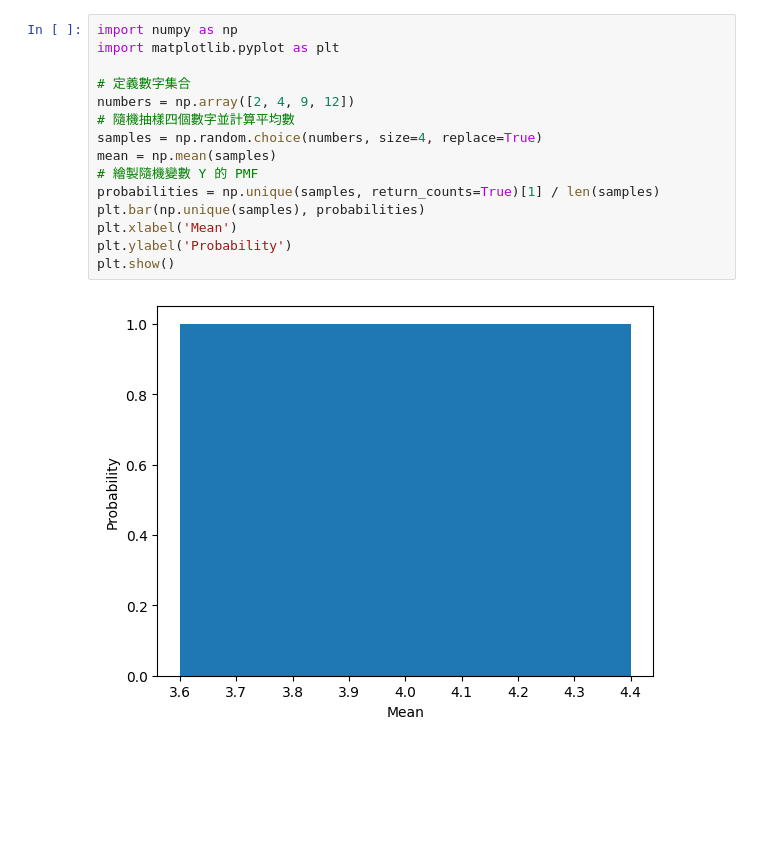
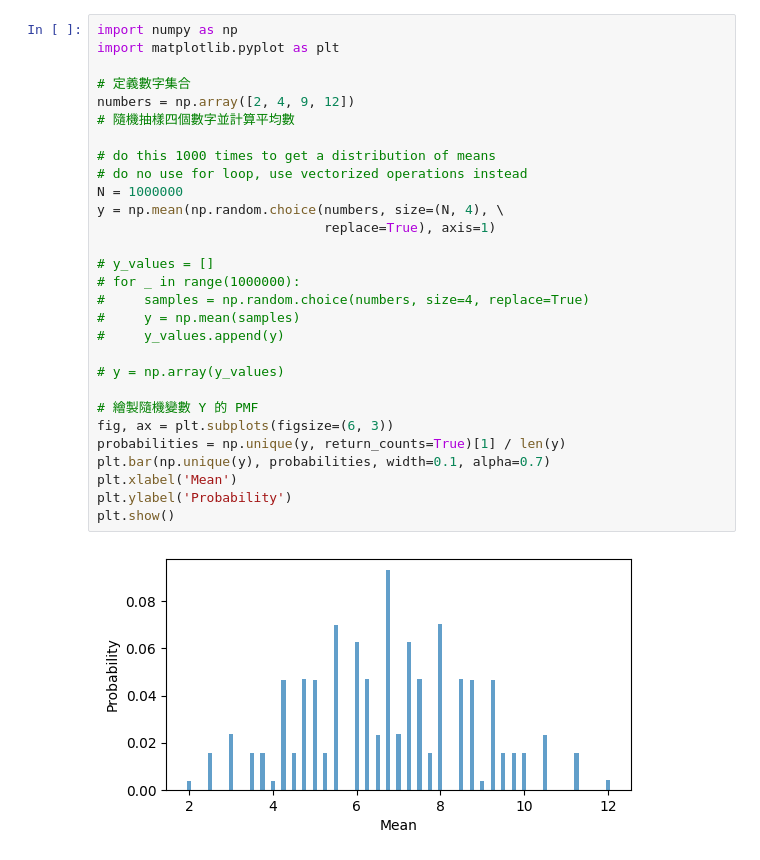
Before and after one commit to ntpuccw/InClassCoding, a Jupyter notebook: statCompPractices.ipynb, the cells around one changed output. Saved outputs shown, nothing was run; the diff lists cells and outputs as text; blank space fills up the shorter version.

```diff
--- a/statCompPractices.ipynb
+++ b/statCompPractices.ipynb
@@ -16,17 +16,31 @@
 # %%
 import numpy as np
 import matplotlib.pyplot as plt
 
 # 定義數字集合
 numbers = np.array([2, 4, 9, 12])
 # 隨機抽樣四個數字並計算平均數
-samples = np.random.choice(numbers, size=4, replace=True)
-mean = np.mean(samples)
+
+# do this 1000 times to get a distribution of means
+# do no use for loop, use vectorized operations instead
+N = 1000000
+y = np.mean(np.random.choice(numbers, size=(N, 4), \
+                             replace=True), axis=1)
+
+# y_values = []
+# for _ in range(1000000):
+#     samples = np.random.choice(numbers, size=4, replace=True)
+#     y = np.mean(samples)
+#     y_values.append(y)
+
+# y = np.array(y_values)
+
 # 繪製隨機變數 Y 的 PMF
-probabilities = np.unique(samples, return_counts=True)[1] / len(samples)
-plt.bar(np.unique(samples), probabilities)
+fig, ax = plt.subplots(figsize=(6, 3))
+probabilities = np.unique(y, return_counts=True)[1] / len(y)
+plt.bar(np.unique(y), probabilities, width=0.1, alpha=0.7)
 plt.xlabel('Mean')
 plt.ylabel('Probability')
 plt.show()
 # %% [output]
-[figure, old version]
+[figure, new version]
```
Also changed, not shown: 1 other file.
